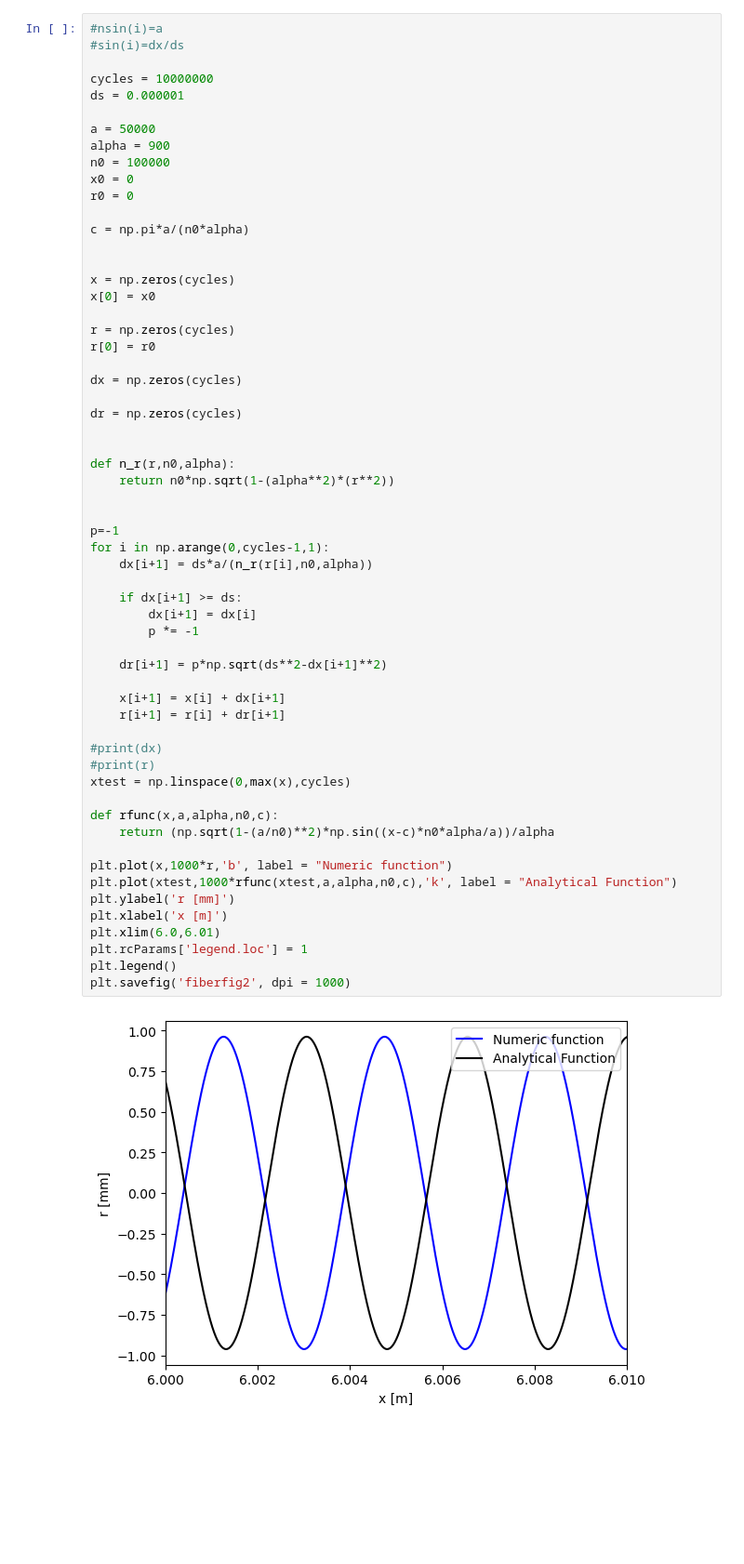
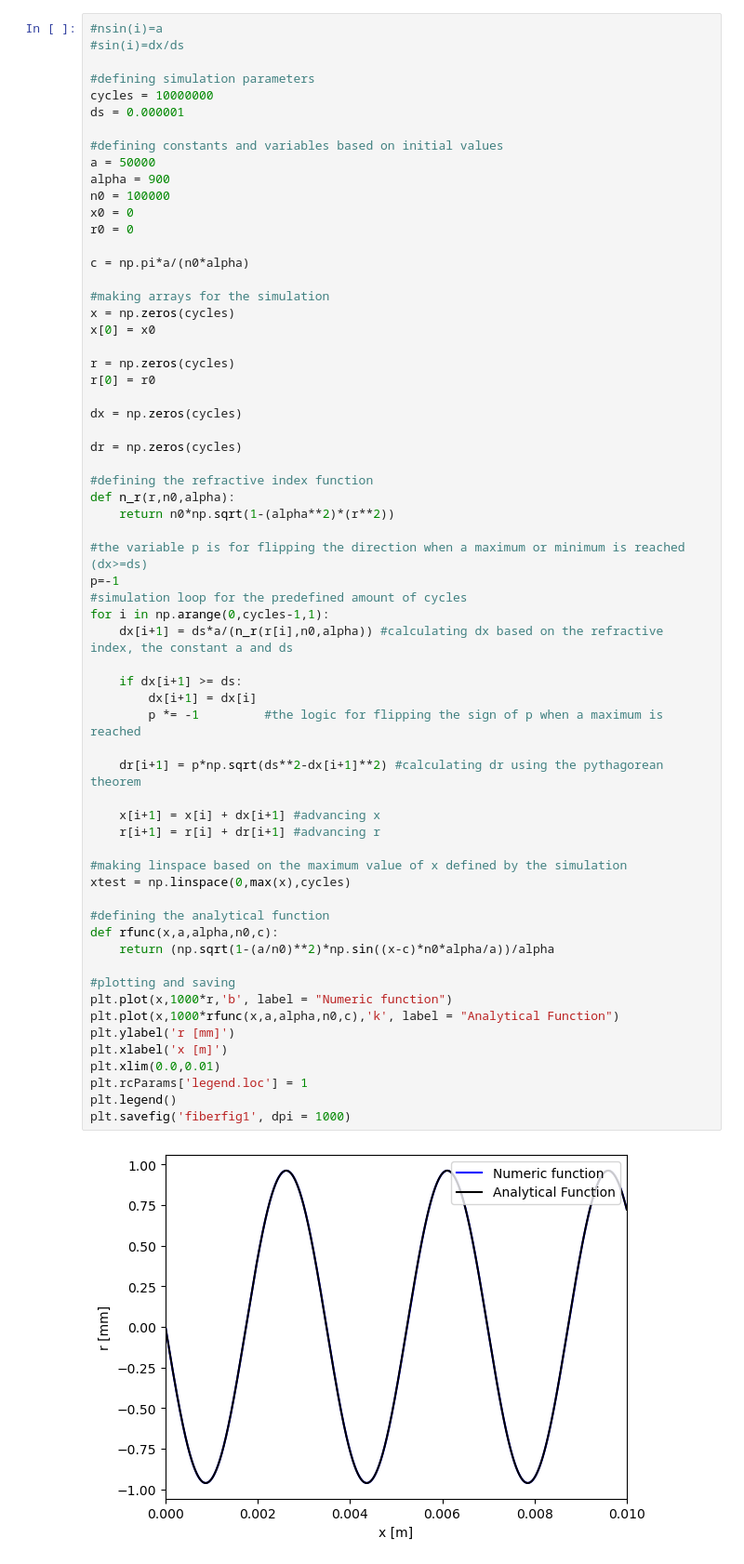
Before and after one commit to ezrahoeve10/Code-fibre-optic, a Jupyter notebook: Mirage.ipynb, the cells around one changed output. Shown at 93% size. Drawn from its saved outputs; the diff is of its cells as text; blank space fills up the shorter version.

```diff
--- a/Mirage.ipynb
+++ b/Mirage.ipynb
@@ -58,9 +83,11 @@ plt.savefig('miragefigcold', dpi = 1000)
 #nsin(i)=a
 #sin(i)=dx/ds
 
+#defining simulation parameters
 cycles = 10000000
 ds = 0.000001
 
+#defining constants and variables based on initial values
 a = 50000
 alpha = 900
 n0 = 100000
@@ -69,50 +96,52 @@ r0 = 0
 
 c = np.pi*a/(n0*alpha)
 
-
+#making arrays for the simulation
 x = np.zeros(cycles)
 x[0] = x0
 
 r = np.zeros(cycles)
 r[0] = r0
 
 dx = np.zeros(cycles)
 
 dr = np.zeros(cycles)
 
-
+#defining the refractive index function
 def n_r(r,n0,alpha):
     return n0*np.sqrt(1-(alpha**2)*(r**2))
 
-
+#the variable p is for flipping the direction when a maximum or minimum is reached (dx>=ds)
 p=-1
+#simulation loop for the predefined amount of cycles
 for i in np.arange(0,cycles-1,1):
-    dx[i+1] = ds*a/(n_r(r[i],n0,alpha))
+    dx[i+1] = ds*a/(n_r(r[i],n0,alpha)) #calculating dx based on the refractive index, the constant a and ds
 
     if dx[i+1] >= ds:
         dx[i+1] = dx[i]
-        p *= -1
+        p *= -1         #the logic for flipping the sign of p when a maximum is reached
 
-    dr[i+1] = p*np.sqrt(ds**2-dx[i+1]**2)
+    dr[i+1] = p*np.sqrt(ds**2-dx[i+1]**2) #calculating dr using the pythagorean theorem
 
-    x[i+1] = x[i] + dx[i+1]
-    r[i+1] = r[i] + dr[i+1]
+    x[i+1] = x[i] + dx[i+1] #advancing x
+    r[i+1] = r[i] + dr[i+1] #advancing r
 
-#print(dx)
-#print(r)
+#making linspace based on the maximum value of x defined by the simulation
 xtest = np.linspace(0,max(x),cycles)
 
+#defining the analytical function
 def rfunc(x,a,alpha,n0,c):
     return (np.sqrt(1-(a/n0)**2)*np.sin((x-c)*n0*alpha/a))/alpha
 
+#plotting and saving
 plt.plot(x,1000*r,'b', label = "Numeric function")
-plt.plot(xtest,1000*rfunc(xtest,a,alpha,n0,c),'k', label = "Analytical Function")
+plt.plot(x,1000*rfunc(x,a,alpha,n0,c),'k', label = "Analytical Function")
 plt.ylabel('r [mm]')
 plt.xlabel('x [m]')
-plt.xlim(6.0,6.01)
+plt.xlim(0.0,0.01)
 plt.rcParams['legend.loc'] = 1
 plt.legend()
-plt.savefig('fiberfig2', dpi = 1000)
+plt.savefig('fiberfig1', dpi = 1000)
 # %% [output]
-[figure, old version]
+[figure, new version]
 # %%
```
Also changed, not shown: parts of 6 cells of this notebook.
